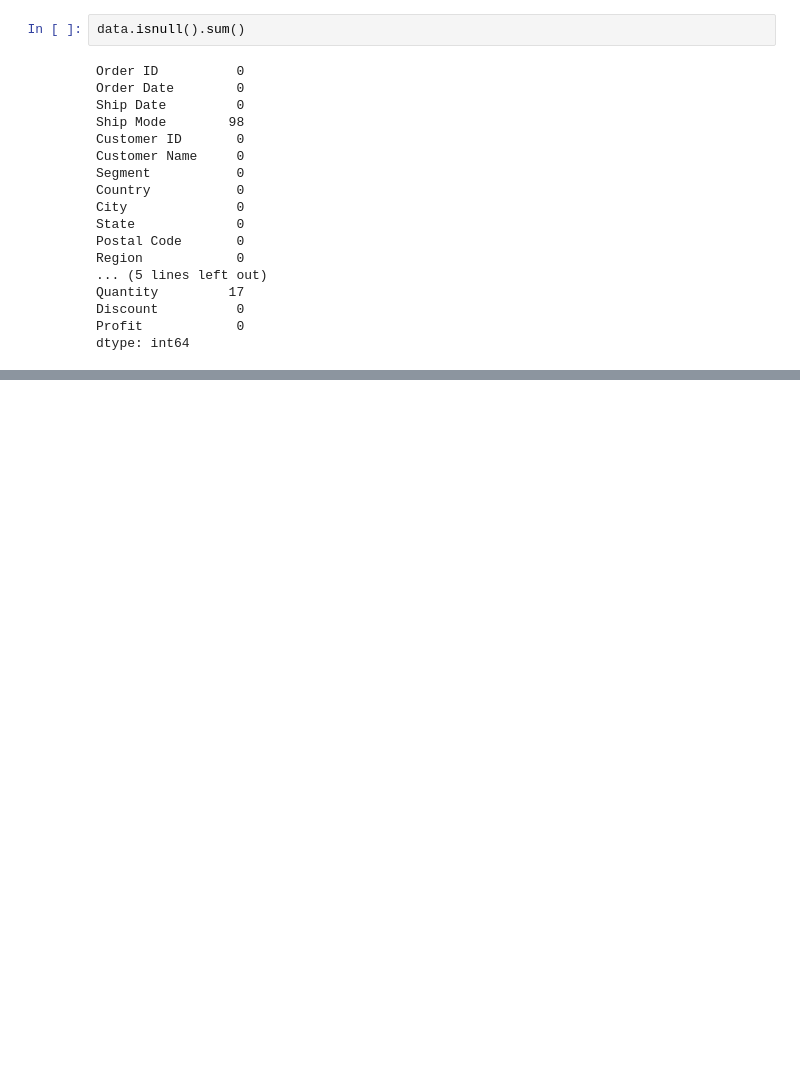
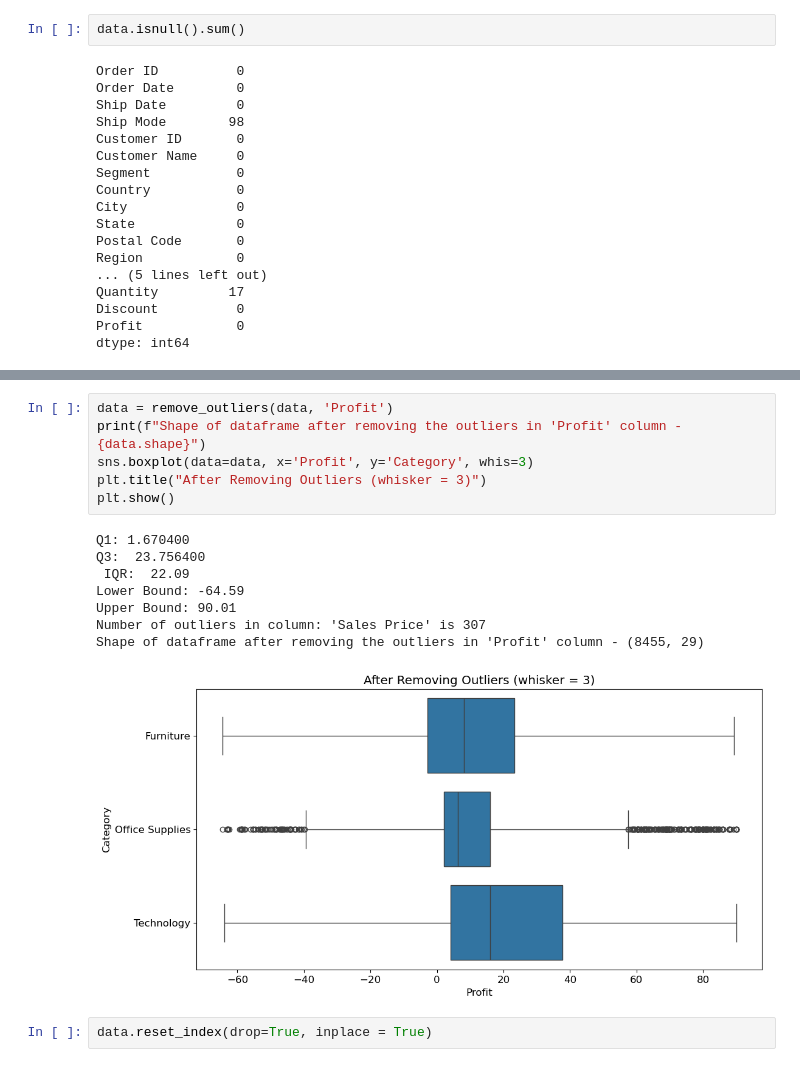
Before and after one commit to Sahilbisht12/Superstore_Dataset_EDA, a Jupyter notebook: Supersotre_dataset.ipynb, the cells around one changed output, grey strips where cells are left out. Saved outputs shown, nothing was run; the diff lists cells and outputs as text; blank space fills up the shorter version.

```diff
--- a/Supersotre_dataset.ipynb
+++ b/Supersotre_dataset.ipynb
@@ -576,0 +1205,17 @@ dtype: int64
+# %%
+data = remove_outliers(data, 'Profit')
+print(f"Shape of dataframe after removing the outliers in 'Profit' column - {data.shape}")
+sns.boxplot(data=data, x='Profit', y='Category', whis=3)
+plt.title("After Removing Outliers (whisker = 3)")
+plt.show()
+# %% [output]
+Q1: 1.670400
+Q3:  23.756400
+ IQR:  22.09
+Lower Bound: -64.59
+Upper Bound: 90.01
+Number of outliers in column: 'Sales Price' is 307
+Shape of dataframe after removing the outliers in 'Profit' column - (8455, 29)
+[figure, added]
+# %%
+data.reset_index(drop=True, inplace = True)
```
Also changed, not shown: parts of 48 cells of this notebook, 3 other files.
